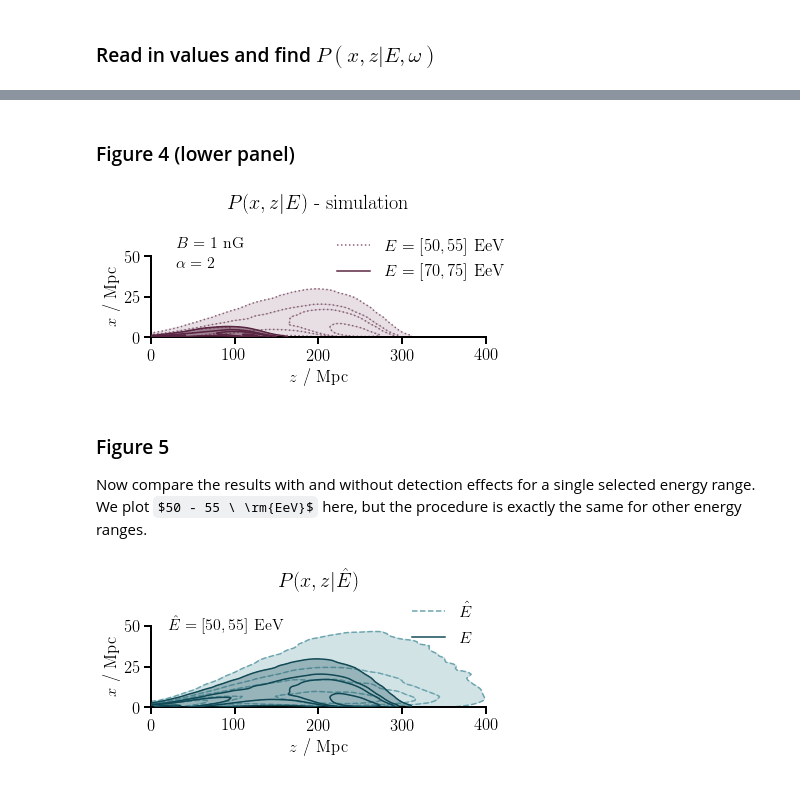
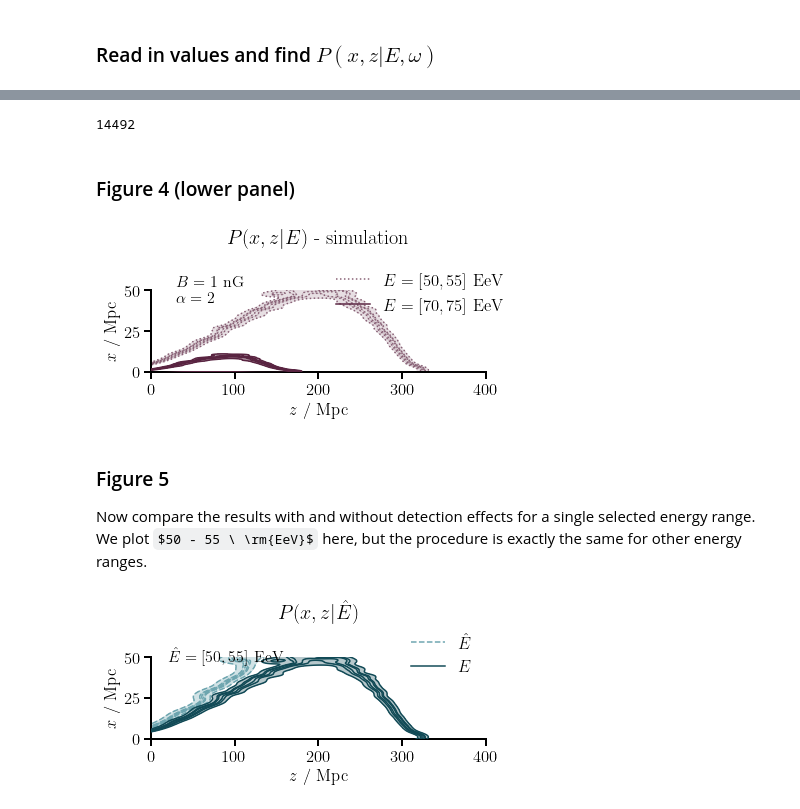
Before and after one commit to uhecr-project/uhecr_model, a Jupyter notebook: 1_impact_of_detection_uncertainties/horizon_visualisation/horizon_visualisation.ipynb, the cells around one changed output, grey strips where cells are left out. Drawn from its saved outputs; the diff is of its cells as text; code cells hidden in the pictures; some formulas as TeX source.

```diff
--- a/1_impact_of_detection_uncertainties/horizon_visualisation/horizon_visualisation.ipynb
+++ b/1_impact_of_detection_uncertainties/horizon_visualisation/horizon_visualisation.ipynb
@@ -201,0 +300,15 @@ Warning in '/tmp/httpstan_j8ud8_4s/model_itukhg3j.stan', line 103, column 11: Th
+# %%
+# Write to file
+output_file = 'output/my_horizon_vis_output.h5'
+with h5py.File(output_file, 'w') as f:
+
+    # Store outputs
+    f.create_dataset('omega', data = output['omega'])
+    f.create_dataset('omega_det', data = output['omega_det'])
+    f.create_dataset('Earr', data = output['Earr'])
+    f.create_dataset('Edet', data = output['Edet'])
+    f.create_dataset('D', data = output['D'])
+
+    # Store inputs
+    for key, value in inputs.items():
+        f.create_dataset(key, data = value)
@@ -256,8 +369,8 @@ with h5py.File(output_file, 'w') as f:
 # %%
 # Read in values
 with h5py.File('output/paper_horizon_vis_output.h5', 'r') as f:
-    omega = f['omega'].value
-    omega_det = f['omega_det'].value
-    Earr = f['Earr'].value
-    Edet = f['Edet'].value
-    D = f['D'].value
+    omega = f['omega'][...]
+    omega_det = f['omega_det'][...]
+    Earr = f['Earr'][...]
+    Edet = f['Edet'][...]
+    D = f['D'][...]
@@ -298,3 +417,7 @@ for (d, t) in zip(Ddet, thdet):
+# %%
+len(z_arr[1])
+# %% [output]
+14492
 # %% [markdown]
 ### Figure 4 (lower panel)
 # %%
@@ -318,15 +441,15 @@ fig.set_size_inches((6, 0.25 * 6))
 
 # Plot
 # 50 - 55 EeV
-sns.kdeplot(z_arr[0], x_arr[0], cmap = lp, bw = [17, 0.7],
+sns.kdeplot(z_arr[0], x_arr[0], cmap = lp, bw_method="scott",
             n_levels = l50,
             alpha = 1, linestyles = ':', linewidths = 1.5, zorder = 2)
-sns.kdeplot(z_arr[0], x_arr[0], cmap = lp, bw = [17, 0.7],
+sns.kdeplot(z_arr[0], x_arr[0], cmap = lp, bw_method="scott",
             n_levels = l50, shade = True, alpha = 0.2, zorder = 1)
 # 70 - 75 EeV
-sns.kdeplot(z_arr[1], x_arr[1], cmap = dp, bw = [10, .5],
+sns.kdeplot(z_arr[1], x_arr[1], cmap = dp, bw_method="scott",
             n_levels = l70, alpha = 1, linewidths = 1.5, zorder = 3)
-sns.kdeplot(z_arr[1], x_arr[1], cmap = dp, bw = [10, .5], n_levels = l70,
+sns.kdeplot(z_arr[1], x_arr[1], cmap = dp, bw_method="scott", n_levels = l70,
            shade = True, alpha = 0.5, zorder = 2)
 
 # Annotate
@@ -338,7 +461,7 @@ ax.set_ylim(0, 50)
 ax.text(30, 42.5, '$B = 1$ nG \n $\\alpha = 2$', fontsize = 16)
 ax.legend(handles = legend_elements, bbox_to_anchor = (1.1, 1.4));
 # %% [output]
-[figure, old version]
+[figure, new version]
 # %% [markdown]
 ### Figure 5
 
@@ -359,27 +482,39 @@ db = ListedColormap([darkblue])
 # %%
 fig, ax = plt.subplots()
 fig.set_size_inches(6, 0.25 * 6)
 
 # Plot
 # Including detection uncertainties
-sns.kdeplot(z_det[0], x_det[0], cmap = lb, bw = [10., 1.1],
+# sns.kdeplot(z_det[0], x_det[0], cmap = lb, bw = [10., 1.1],
+#             n_levels = l50_det, alpha = 1, linestyles = '--',
+#             linewidths = 1.5, zorder = 2)
+# sns.kdeplot(z_det[0], x_det[0], cmap = lb, bw = [10., 1.1],
+#             n_levels = l50_det, shade = True, alpha = 0.3, zorder = 1)
+# # Ignoring detection uncertainties
+# sns.kdeplot(z_arr[0], x_arr[0], cmap = db, bw = [17., .7],
+#             n_levels = l50, alpha = 1, linewidths = 1.5, zorder = 3)
+# sns.kdeplot(z_arr[0], x_arr[0], cmap = db, bw = [17., .7],
+#             n_levels = l50, shade = True, alpha = 0.3, zorder = 2)
+
+sns.kdeplot(z_det[0], x_det[0], cmap = lb, bw_method="scott",
             n_levels = l50_det, alpha = 1, linestyles = '--',
             linewidths = 1.5, zorder = 2)
-sns.kdeplot(z_det[0], x_det[0], cmap = lb, bw = [10., 1.1],
+sns.kdeplot(z_det[0], x_det[0], cmap = lb, bw_method="scott",
             n_levels = l50_det, shade = True, alpha = 0.3, zorder = 1)
 # Ignoring detection uncertainties
-sns.kdeplot(z_arr[0], x_arr[0], cmap = db, bw = [17., .7],
+sns.kdeplot(z_arr[0], x_arr[0], cmap = db, bw_method="scott",
             n_levels = l50, alpha = 1, linewidths = 1.5, zorder = 3)
-sns.kdeplot(z_arr[0], x_arr[0], cmap = db, bw = [17., .7],
+sns.kdeplot(z_arr[0], x_arr[0], cmap = db, bw_method="scott",
             n_levels = l50, shade = True, alpha = 0.3, zorder = 2)
+
 
 # Annotate
 ax.set_xlabel('$z$ / Mpc')
 ax.set_ylabel(r'$x$ / Mpc')
 ax.set_title(r'$P(x, z |\hat{E})$', y = 1.4)
 ax.set_xlim(0, 400)
 ax.set_ylim(0, 50)
 ax.text(20, 47.5, '$\hat{E} = [50,55]$ EeV', fontsize = 16)
 ax.legend(handles = legend_elements, bbox_to_anchor = (1., 1.45));
 # %% [output]
-[figure, old version]
+[figure, new version]
```
Also changed, not shown: parts of 13 cells of this notebook, 1 other file.
